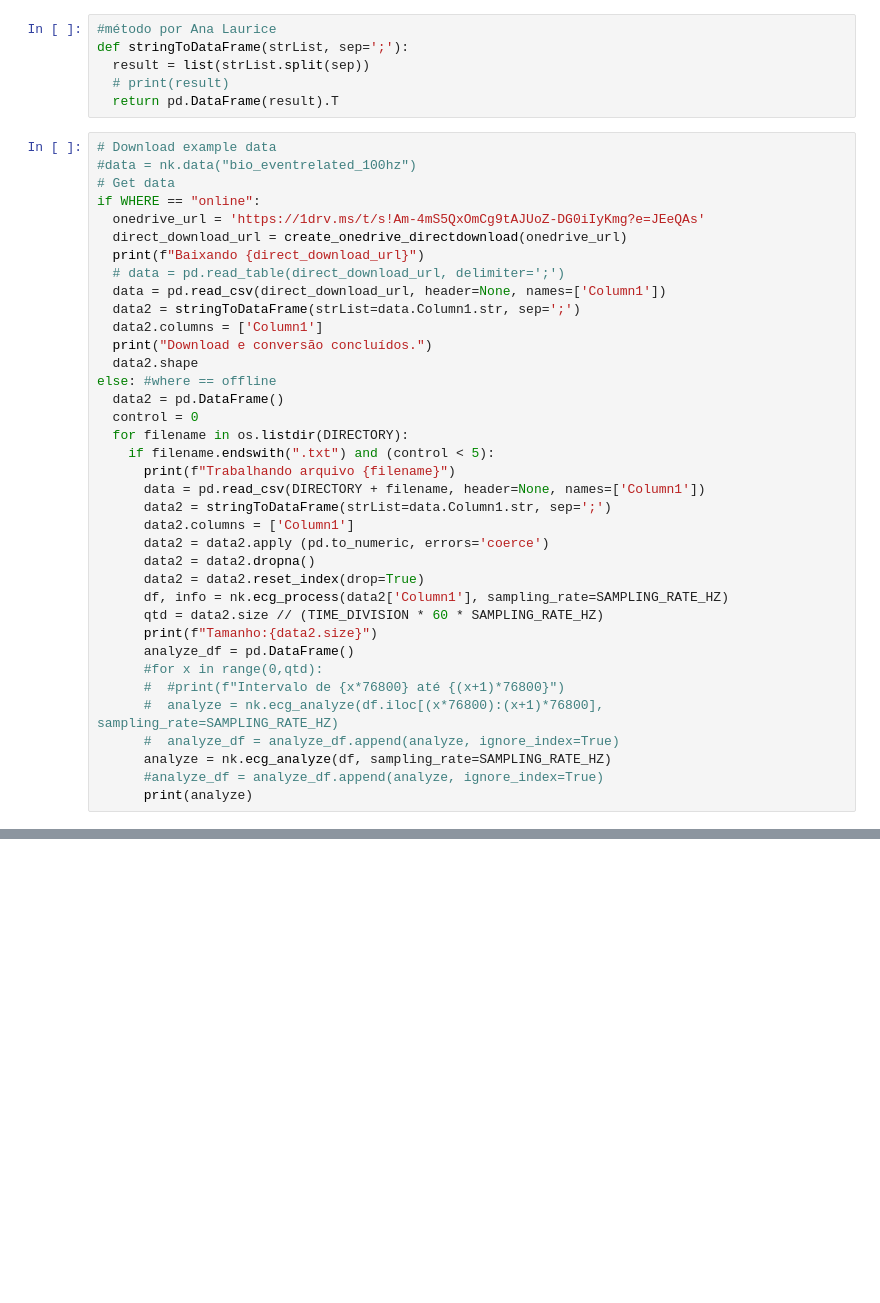
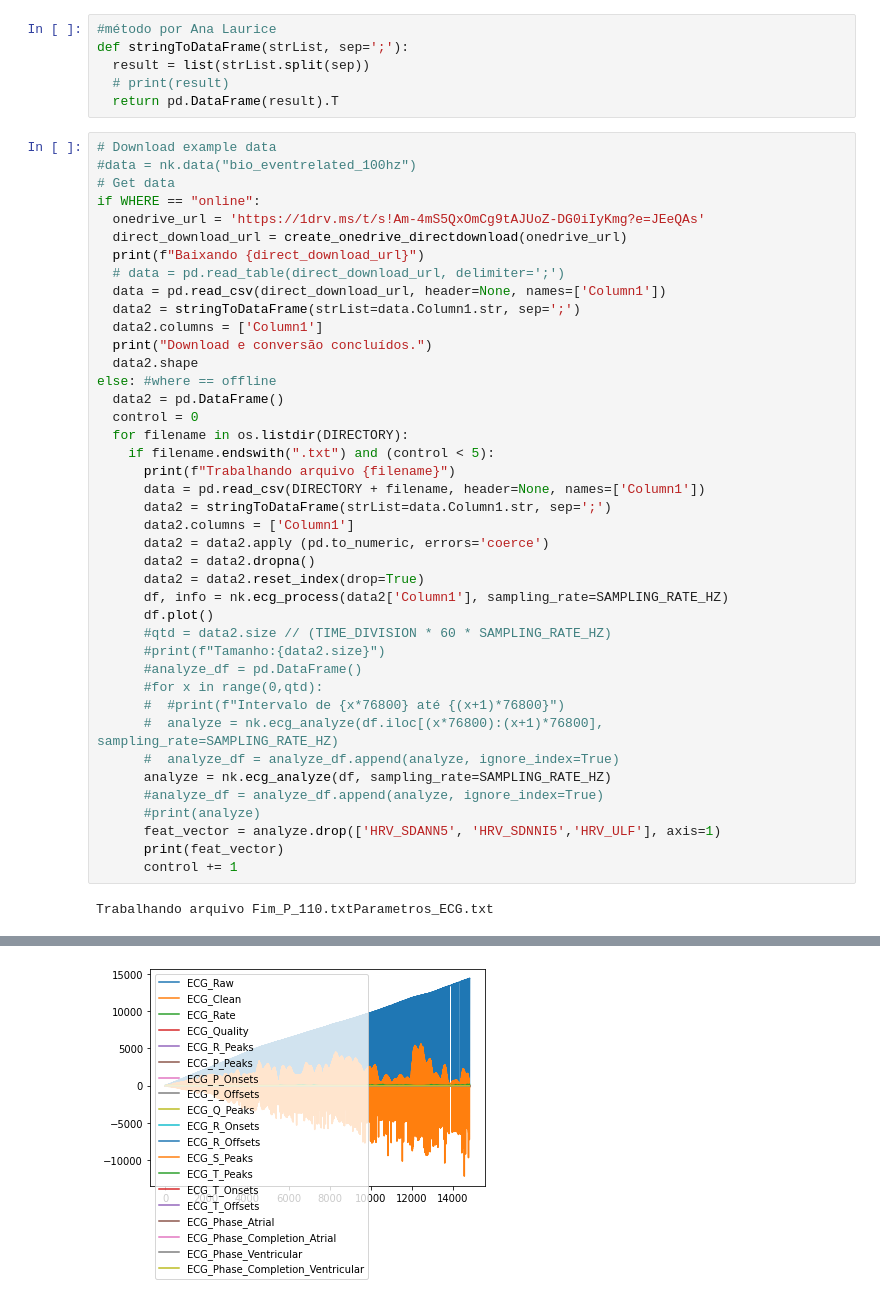
Before and after one commit to pordeus/phd, a Jupyter notebook: analise_neurokit_geral.ipynb, the cells around one changed output, grey strips where cells are left out. Cells and saved outputs as stored; diff of their text form; blank space fills up the shorter version.

```diff
--- a/analise_neurokit_geral.ipynb
+++ b/analise_neurokit_geral.ipynb
@@ -74,13 +71,19 @@ else: #where == offline
       data2 = data2.dropna()
       data2 = data2.reset_index(drop=True)
       df, info = nk.ecg_process(data2['Column1'], sampling_rate=SAMPLING_RATE_HZ)
-      qtd = data2.size // (TIME_DIVISION * 60 * SAMPLING_RATE_HZ)
-      print(f"Tamanho:{data2.size}")
-      analyze_df = pd.DataFrame()
+      df.plot()
+      #qtd = data2.size // (TIME_DIVISION * 60 * SAMPLING_RATE_HZ)
+      #print(f"Tamanho:{data2.size}")
+      #analyze_df = pd.DataFrame()
       #for x in range(0,qtd):
       #  #print(f"Intervalo de {x*76800} até {(x+1)*76800}")
       #  analyze = nk.ecg_analyze(df.iloc[(x*76800):(x+1)*76800], sampling_rate=SAMPLING_RATE_HZ)
       #  analyze_df = analyze_df.append(analyze, ignore_index=True)
       analyze = nk.ecg_analyze(df, sampling_rate=SAMPLING_RATE_HZ)
       #analyze_df = analyze_df.append(analyze, ignore_index=True)
-      print(analyze)
+      #print(analyze)
+      feat_vector = analyze.drop(['HRV_SDANN5', 'HRV_SDNNI5','HRV_ULF'], axis=1)
+      print(feat_vector)
+      control += 1
+# %% [output]
+Trabalhando arquivo Fim_P_110.txtParametros_ECG.txt
@@ -86,0 +134 @@ else: #where == offline
+[figure, added]
```
Also changed, not shown: parts of 10 cells of this notebook.
